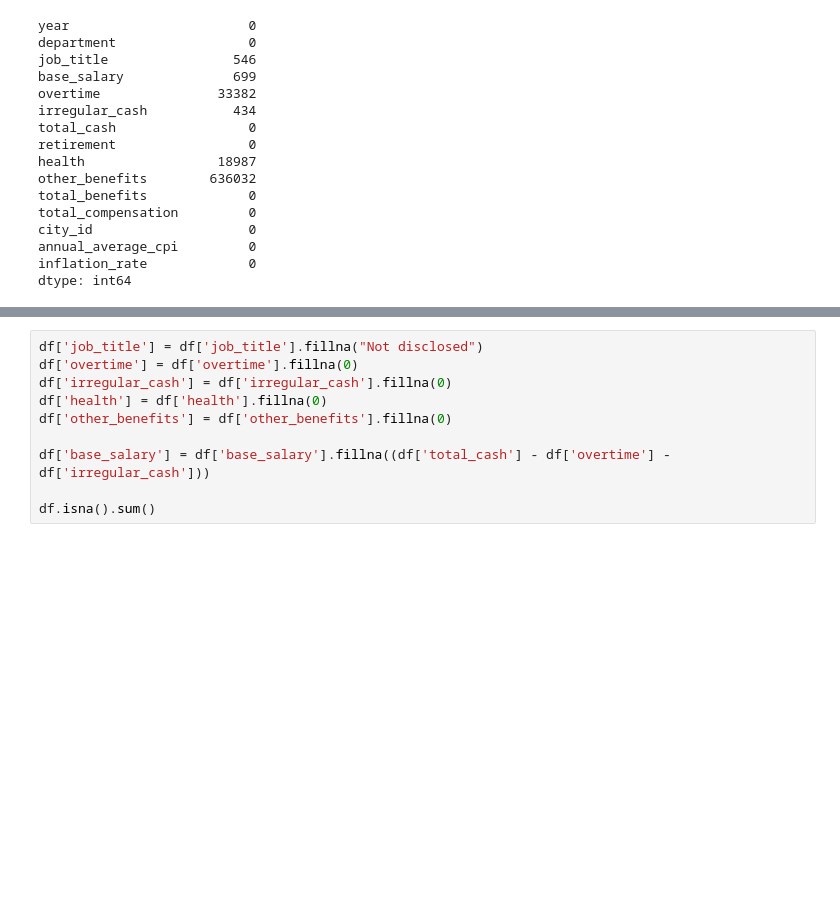
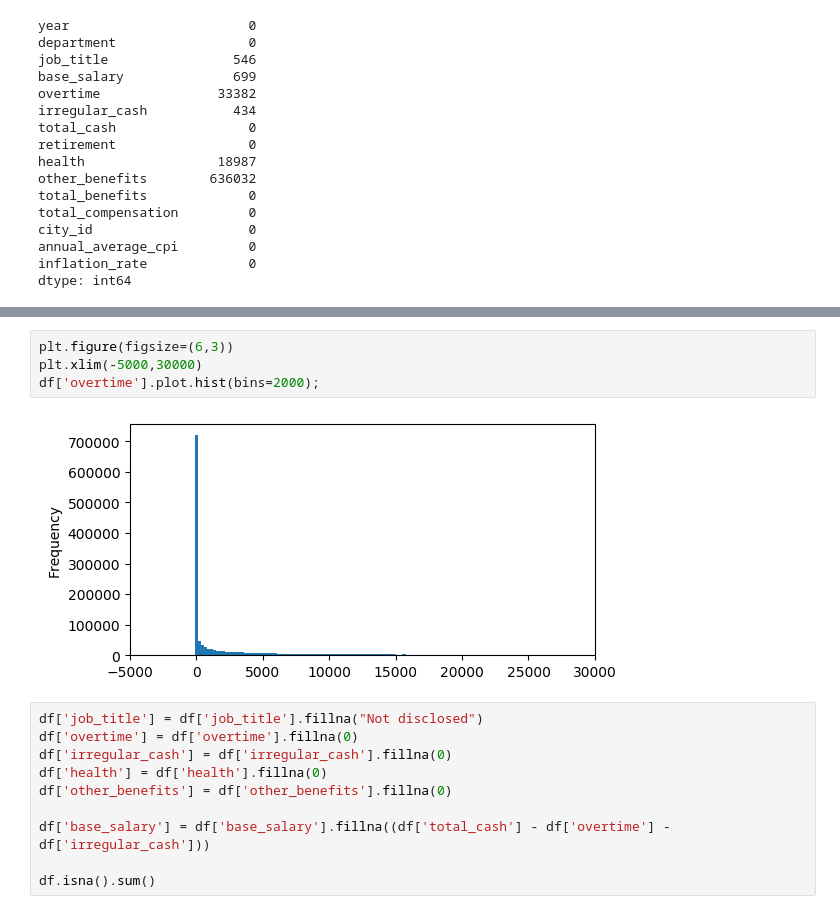
Before and after one commit to unpham/ads-508-project, a Jupyter notebook: eda_sfr.ipynb, the cells around one changed output, grey strips where cells are left out. Cells and saved outputs as stored; diff of their text form; blank space fills up the shorter version.

```diff
--- a/eda_sfr.ipynb
+++ b/eda_sfr.ipynb
@@ -201,3 +172,9 @@ df['other_benefits'].plot.hist(bins=1000);
+# %%
+plt.figure(figsize=(6,3))
+plt.xlim(-5000,30000)
+df['overtime'].plot.hist(bins=2000);
+# %% [output]
+[figure, added]
 # %%
 df['job_title'] = df['job_title'].fillna("Not disclosed")
 df['overtime'] = df['overtime'].fillna(0)
```
Also changed, not shown: parts of 54 cells of this notebook.
